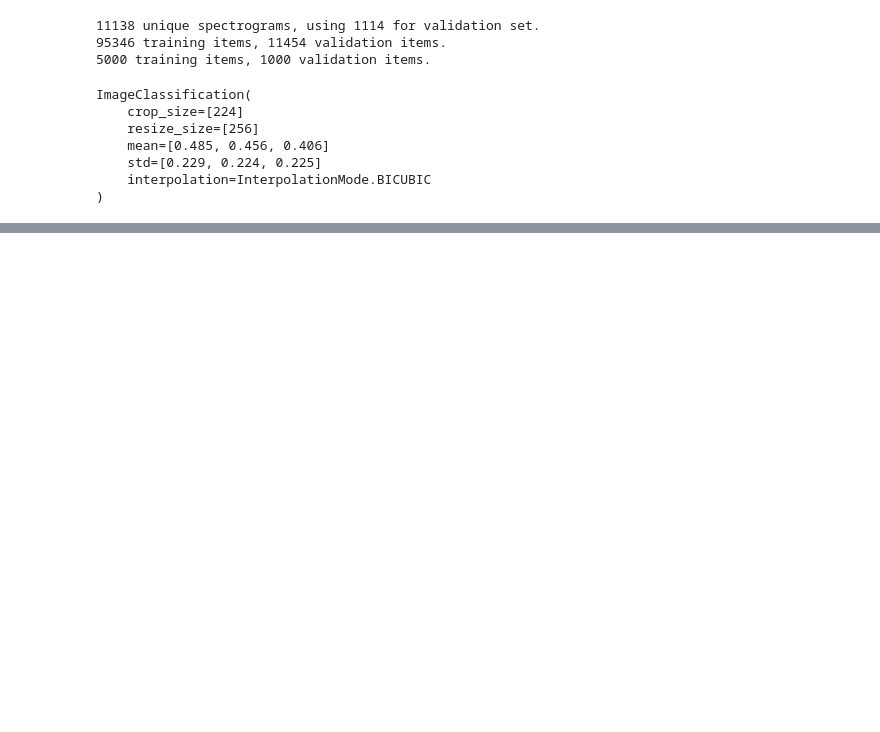
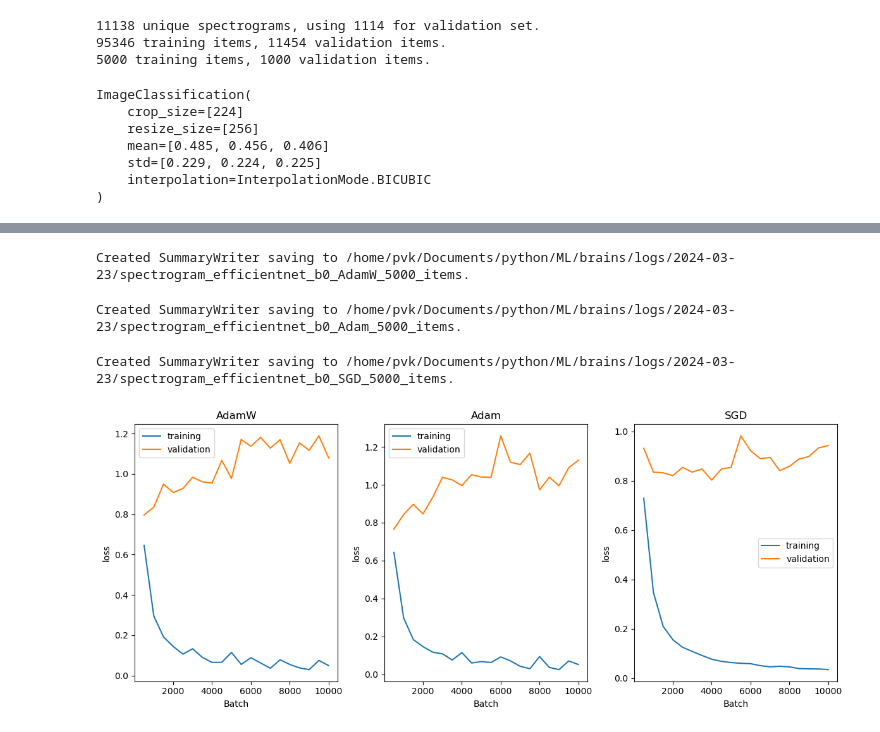
Before and after one commit to allispaul/brains, a Jupyter notebook: small-dataset.ipynb, the cells around one changed output, grey strips where cells are left out. Saved outputs shown, nothing was run; the diff lists cells and outputs as text; code cells hidden in the pictures; blank space fills up the shorter version.

```diff
--- a/small-dataset.ipynb
+++ b/small-dataset.ipynb
@@ -124,0 +287,40 @@ torch.save(model, MODEL_SAVE_DIR / "spectrogram_effnetb0_unfrozen_5000_items.pt"
+# %%
+# Now train each optimizer
+# I want to save the results from AdamW, since that will be my "a priori best" baseline
+fig, axs = plt.subplots(1, 3, figsize=(12, 5))
+optims = [torch.optim.AdamW, torch.optim.Adam, torch.optim.SGD]
+optim_names = ["AdamW", "Adam", "SGD"]
+lrs = [5e-4, 5e-4, 1e-1]
+
+for i in range(3):
+    torch.manual_seed(4)
+    train_loader = DataLoader(train_small, batch_size=batch_size, shuffle=True)
+    valid_loader = DataLoader(valid_small, batch_size=batch_size)
+    model = Spectrogram_EfficientNet(frozen=False).to(DEVICE)
+    optimizer_class = optims[i]
+    loss_fn = torch.nn.KLDivLoss(reduction="batchmean")
+    if i == 0:
+        default_trainer = Trainer(model, train_loader, valid_loader,
+                          optimizer=optimizer_class,
+                          criterion=loss_fn,
+                          lr=lrs[i],
+                          writer="auto",
+                          model_name=f"spectrogram_efficientnet_b0_{optim_names[i]}_5000_items")
+        default_trainer.train_eval_loop(10_000, 500, 500)
+        default_trainer.plot_metrics(ax=axs[i])
+        axs[i].set_title(optim_names[i])
+    else:
+        trainer = Trainer(model, train_loader, valid_loader,
+                          optimizer=optimizer_class,
+                          criterion=loss_fn,
+                          lr=lrs[i],
+                          writer="auto",
+                          model_name=f"spectrogram_efficientnet_b0_{optim_names[i]}_5000_items")
+        trainer.train_eval_loop(10_000, 500, 500)
+        trainer.plot_metrics(ax=axs[i])
+        axs[i].set_title(optim_names[i])
+# %% [output]
+Created SummaryWriter saving to /home/pvk/Documents/python/ML/brains/logs/2024-03-23/spectrogram_efficientnet_b0_AdamW_5000_items.
+Created SummaryWriter saving to /home/pvk/Documents/python/ML/brains/logs/2024-03-23/spectrogram_efficientnet_b0_Adam_5000_items.
+Created SummaryWriter saving to /home/pvk/Documents/python/ML/brains/logs/2024-03-23/spectrogram_efficientnet_b0_SGD_5000_items.
+[figure, added]
```
Also changed, not shown: parts of 20 cells of this notebook, 46 other files.
